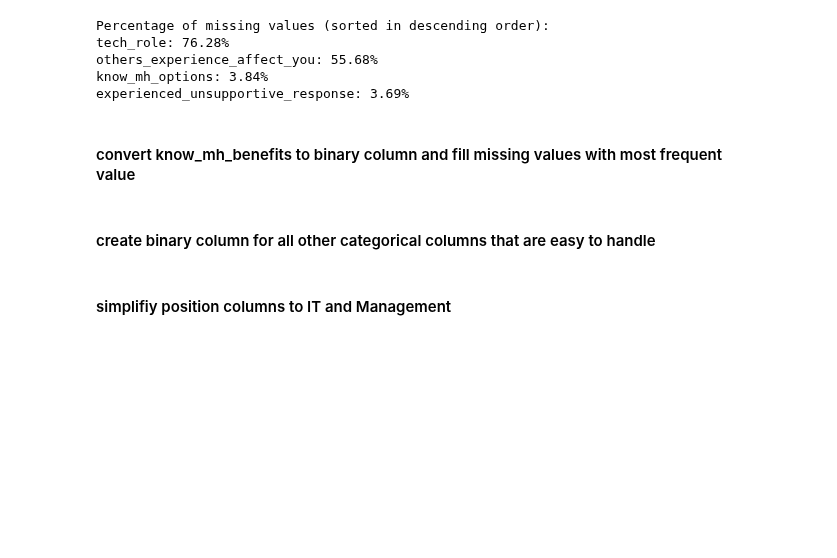
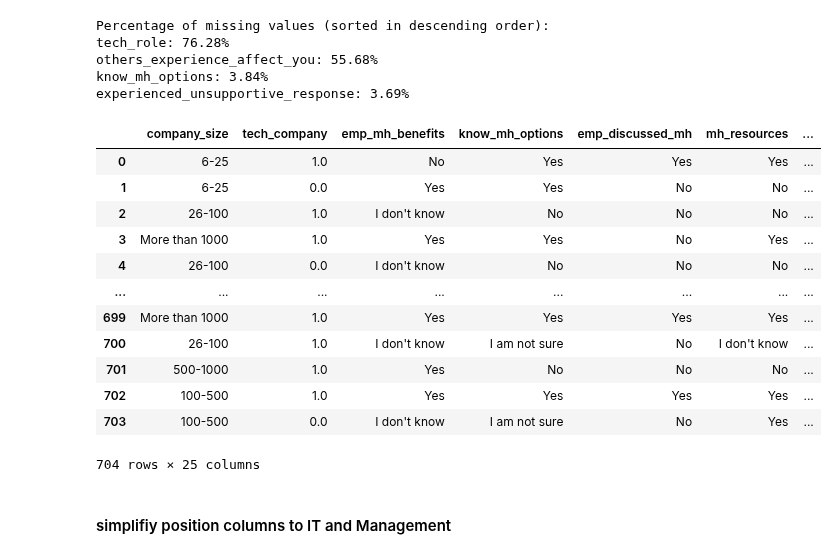
Before and after one commit to KonradKlein91/ml_unservised_learning, a Jupyter notebook: main.ipynb, the cells around one changed output. Cells and saved outputs as stored; diff of their text form; code cells hidden in the pictures; blank space fills up the shorter version.

```diff
--- a/main.ipynb
+++ b/main.ipynb
@@ -1106 +1178,17 @@ df = df.drop(columns=['tech_role','others_experience_affect_you'])
+# %%
+df
+# %% [output]
+|  | company_size | tech_company | emp_mh_benefits | know_mh_options | emp_discussed_mh | mh_resources | ... |
+| 0 | 6-25 | 1.0 | No | Yes | Yes | Yes | ... |
+| 1 | 6-25 | 0.0 | Yes | Yes | No | No | ... |
+| 2 | 26-100 | 1.0 | I don't know | No | No | No | ... |
+| 3 | More than 1000 | 1.0 | Yes | Yes | No | Yes | ... |
+| 4 | 26-100 | 0.0 | I don't know | No | No | No | ... |
+| ... | ... | ... | ... | ... | ... | ... | ... |
+| 699 | More than 1000 | 1.0 | Yes | Yes | Yes | Yes | ... |
+| 700 | 26-100 | 1.0 | I don't know | I am not sure | No | I don't know | ... |
+| 701 | 500-1000 | 1.0 | Yes | No | No | No | ... |
+| 702 | 100-500 | 1.0 | Yes | Yes | Yes | Yes | ... |
+| 703 | 100-500 | 0.0 | I don't know | I am not sure | No | Yes | ... |
+704 rows × 25 columns
 # %%
@@ -1156,5 +1245,3 @@ df = df.drop(columns=['emp_mh_benefits'])
 
 # Drop last category column to avoid multicollinearity
 df = df.drop(columns=['emp_mh_benefits_Not_eligible_for_coverage__NA'])
-# %% [markdown]
-#### convert know_mh_benefits to binary column and fill missing values with most frequent value
@@ -1189,5 +1248,3 @@ df = df.drop(columns=['know_mh_options_I_am_not_sure'])
-# %% [markdown]
-#### create binary column for all other categorical columns that are easy to handle
 # %%
 def safe_column_name(name):
     return re.sub(r'\W+', '_', str(name))
```
Also changed, not shown: parts of 39 cells of this notebook.
